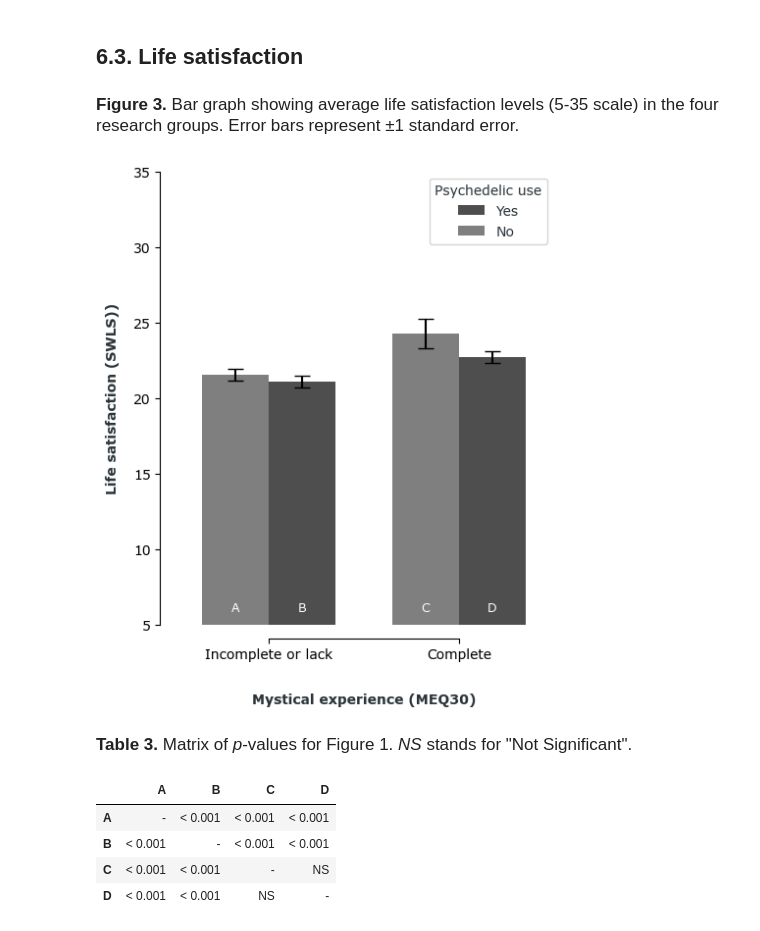
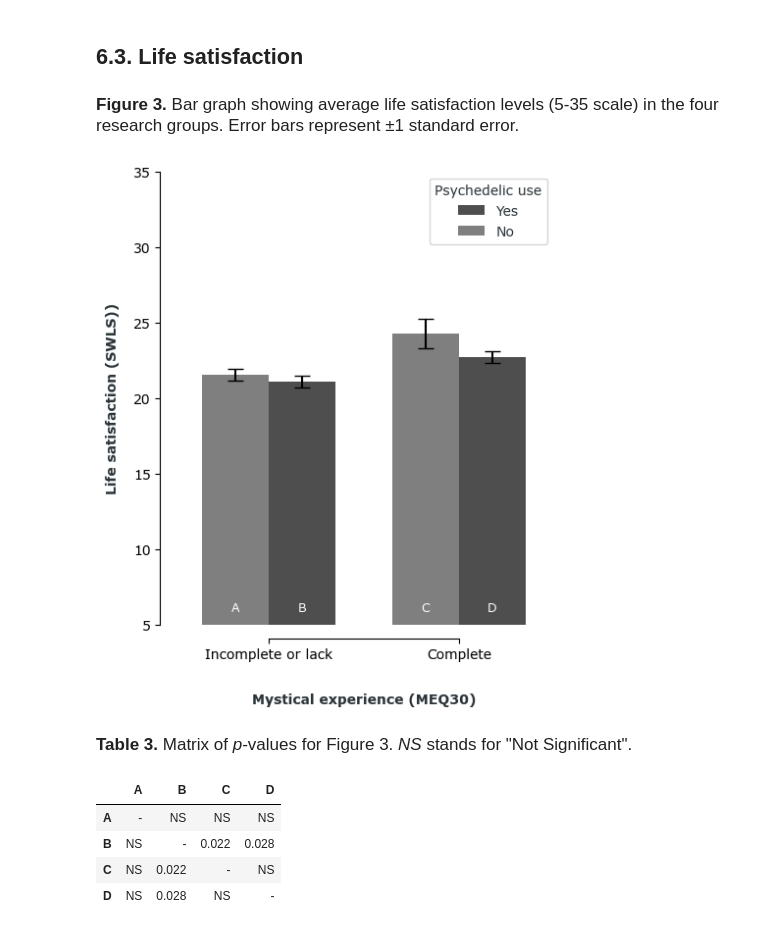
Before and after one commit to michal-owsiak/swps-university-research, a Jupyter notebook: research.ipynb, the cells around one changed output. Saved outputs shown, nothing was run; the diff lists cells and outputs as text; code cells hidden in the pictures.

Commit message:
life satisfaction p-values matrix updated

```diff
--- a/research.ipynb
+++ b/research.ipynb
@@ -1590,43 +1595,43 @@ plt.show()
 
 table1_html = """
 <p style="font-size: 17px">
-    <strong>Table 3.</strong> Matrix of <i>p</i>-values for Figure 1. <i>NS</i> stands for "Not Significant".
+    <strong>Table 3.</strong> Matrix of <i>p</i>-values for Figure 3. <i>NS</i> stands for "Not Significant".
 </p>
 """
 
 display(HTML(table1_html))
 
 data = {
-    "A": ["-", "< 0.001", "< 0.001", "< 0.001"],
-    "B": ["< 0.001", "-", "< 0.001", "< 0.001"],
-    "C": ["< 0.001", "< 0.001", "-", "NS"],
-    "D": ["< 0.001", "< 0.001", "NS", "-"]
+    "A": ["-", "NS", "NS", "NS"],
+    "B": ["NS", "-", "0.022", "0.028"],
+    "C": ["NS", "0.022", "-", "NS"],
+    "D": ["NS", "0.028", "NS", "-"]
 }
 
 index = ["A", "B", "C", "D"]
 columns = ["A", "B", "C", "D"]
 
 table_df = pd.DataFrame(data, index=index, columns=columns)
 
 def style_format(value):
     if value == "NS":
         return "font-style: italic; text-align: center"
     else:
         return "text-align: center"
 
 styled_df = table_df.style.map(style_format)
 styled_df = styled_df.set_table_styles([{
     "selector": "th",
     "props": [("font-weight", "bold")]
 }])
 
 styled_df
 # %% [output]
 Figure 3. Bar graph showing average life satisfaction levels (5-35 scale) in the four research groups. Error bars represent ±1 standard error.
 [figure]
-Table 3. Matrix of p-values for Figure 1. NS stands for "Not Significant".
+Table 3. Matrix of p-values for Figure 3. NS stands for "Not Significant".
 |  | A | B | C | D |
-| A | - | < 0.001 | < 0.001 | < 0.001 |
-| B | < 0.001 | - | < 0.001 | < 0.001 |
-| C | < 0.001 | < 0.001 | - | NS |
-| D | < 0.001 | < 0.001 | NS | - |
+| A | - | NS | NS | NS |
+| B | NS | - | 0.022 | 0.028 |
+| C | NS | 0.022 | - | NS |
+| D | NS | 0.028 | NS | - |
```
Also changed, not shown: parts of 1 cell of this notebook.
